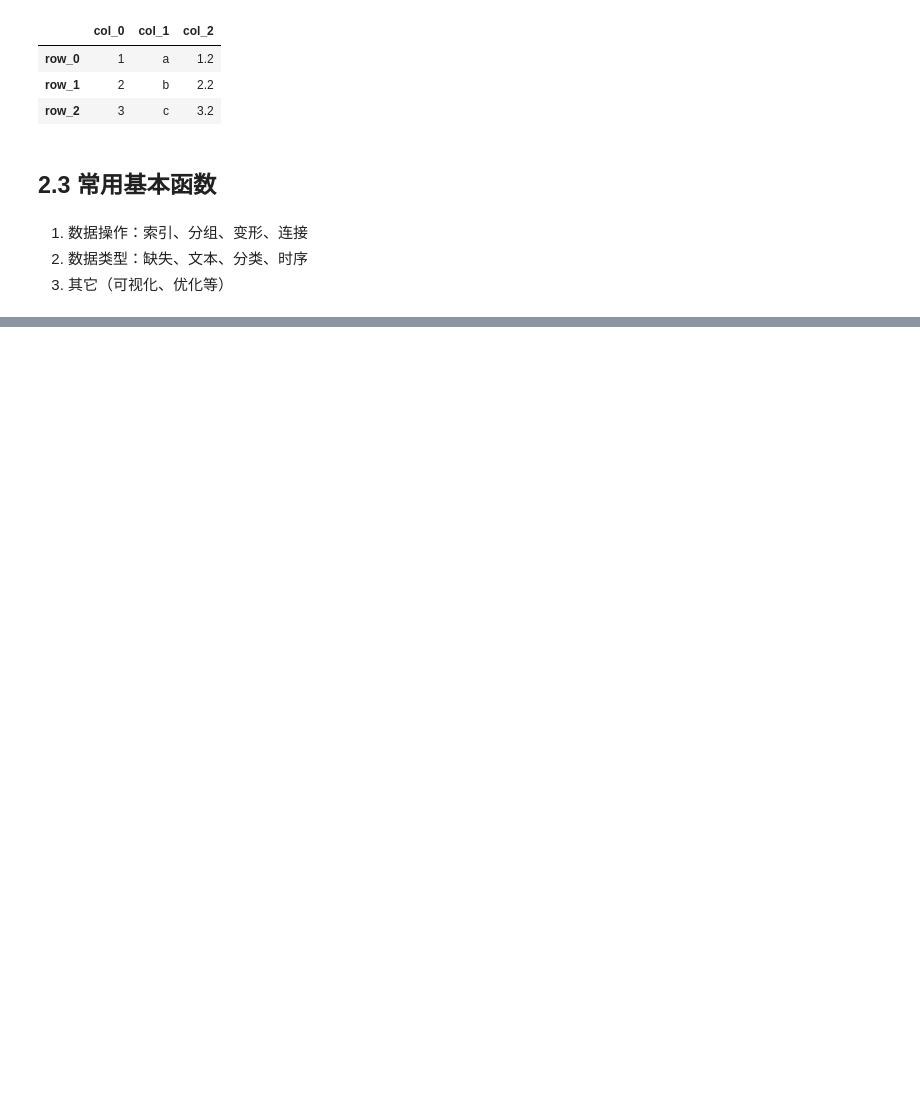
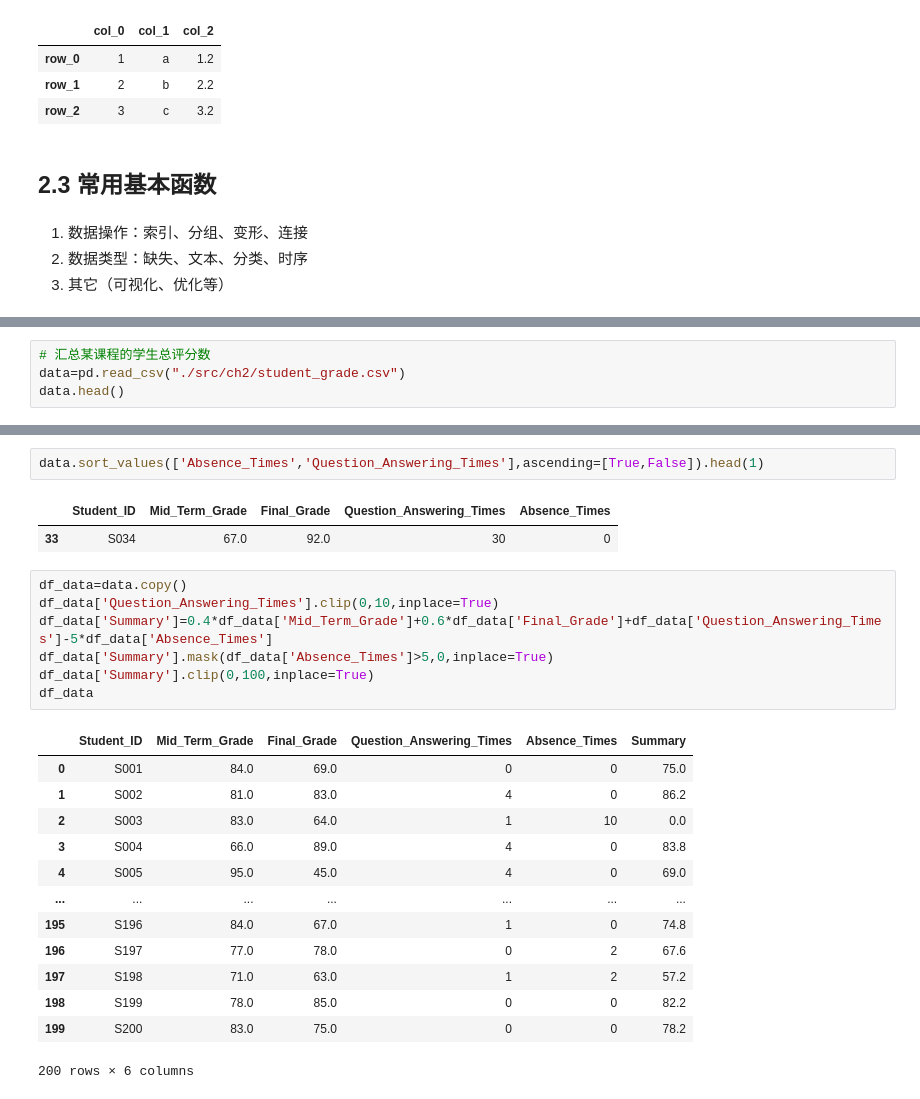
Before and after one commit to shawVV1992/StudyNote, a Jupyter notebook: DA_study/pandas/pandas数据处理与分析.ipynb, the cells around one changed output, grey strips where cells are left out. Drawn from its saved outputs; the diff is of its cells as text; blank space fills up the shorter version.

```diff
--- a/DA_study/pandas/pandas数据处理与分析.ipynb
+++ b/DA_study/pandas/pandas数据处理与分析.ipynb
@@ -343,0 +551,4 @@ df['School'].nunique()
+# %%
+# 汇总某课程的学生总评分数
+data=pd.read_csv("./src/ch2/student_grade.csv")
+data.head()
@@ -343,0 +562,26 @@ df['School'].nunique()
+# %%
+data.sort_values(['Absence_Times','Question_Answering_Times'],ascending=[True,False]).head(1)
+# %% [output]
+|  | Student_ID | Mid_Term_Grade | Final_Grade | Question_Answering_Times | Absence_Times |
+| 33 | S034 | 67.0 | 92.0 | 30 | 0 |
+# %%
+df_data=data.copy()
+df_data['Question_Answering_Times'].clip(0,10,inplace=True)
+df_data['Summary']=0.4*df_data['Mid_Term_Grade']+0.6*df_data['Final_Grade']+df_data['Question_Answering_Times']-5*df_data['Absence_Times']
+df_data['Summary'].mask(df_data['Absence_Times']>5,0,inplace=True)
+df_data['Summary'].clip(0,100,inplace=True)
+df_data
+# %% [output]
+|  | Student_ID | Mid_Term_Grade | Final_Grade | Question_Answering_Times | Absence_Times | Summary |
+| 0 | S001 | 84.0 | 69.0 | 0 | 0 | 75.0 |
+| 1 | S002 | 81.0 | 83.0 | 4 | 0 | 86.2 |
+| 2 | S003 | 83.0 | 64.0 | 1 | 10 | 0.0 |
+| 3 | S004 | 66.0 | 89.0 | 4 | 0 | 83.8 |
+| 4 | S005 | 95.0 | 45.0 | 4 | 0 | 69.0 |
+| ... | ... | ... | ... | ... | ... | ... |
+| 195 | S196 | 84.0 | 67.0 | 1 | 0 | 74.8 |
+| 196 | S197 | 77.0 | 78.0 | 0 | 2 | 67.6 |
+| 197 | S198 | 71.0 | 63.0 | 1 | 2 | 57.2 |
+| 198 | S199 | 78.0 | 85.0 | 0 | 0 | 82.2 |
+| 199 | S200 | 83.0 | 75.0 | 0 | 0 | 78.2 |
+200 rows × 6 columns
```
Also changed, not shown: parts of 23 cells of this notebook, 2 other files.
